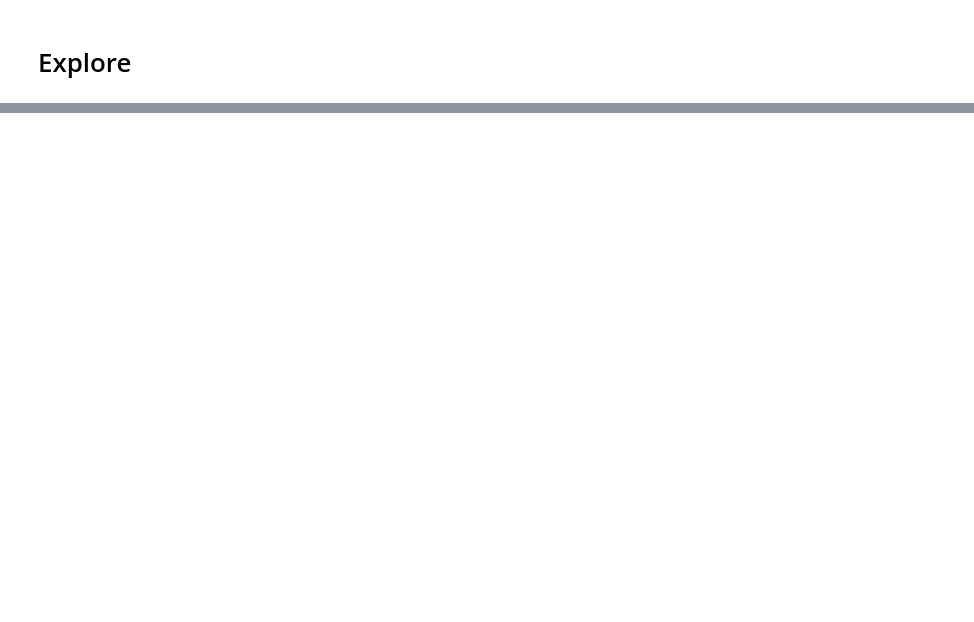
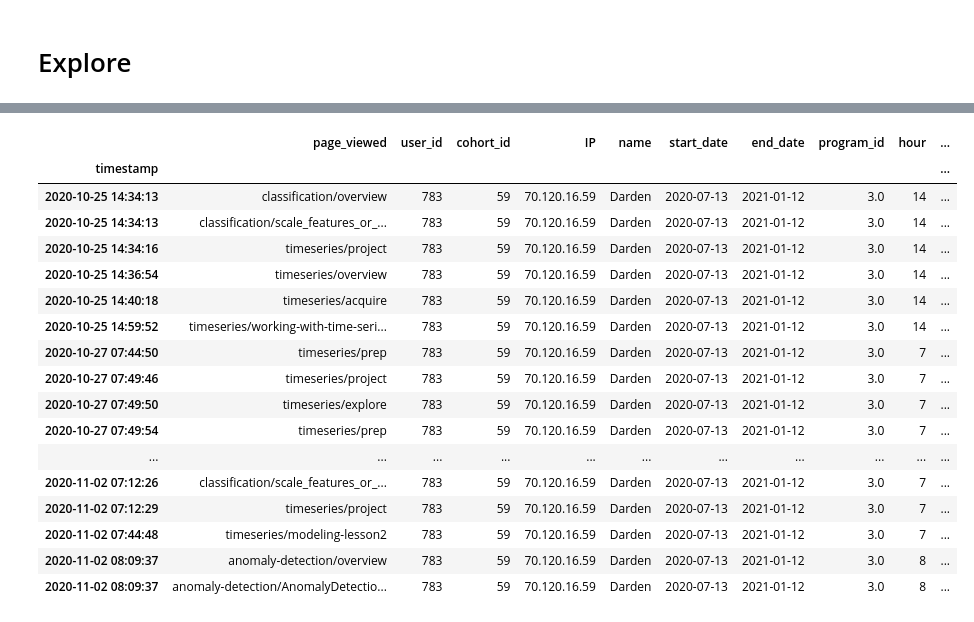
Before and after one commit to RyvynYoung/curriculum_access_project, a Jupyter notebook: curriculum_access.ipynb, the cells around one changed output, grey strips where cells are left out. Saved outputs shown, nothing was run; the diff lists cells and outputs as text; code cells hidden in the pictures; blank space fills up the shorter version.

```diff
--- a/curriculum_access.ipynb
+++ b/curriculum_access.ipynb
@@ -131,0 +341,22 @@ sns.boxplot(data=exp, y='hour', x='cohort_id')
+# %%
+darden[darden.user_id == 783]
+# IP=70.120.16.59, didn't start accessing until October
+# %% [output]
+|  | page_viewed | user_id | cohort_id | IP | name | start_date | end_date | program_id | hour | ... |
+| timestamp |  |  |  |  |  |  |  |  |  | ... |
+| 2020-10-25 14:34:13 | classification/overview | 783 | 59 | 70.120.16.59 | Darden | 2020-07-13 | 2021-01-12 | 3.0 | 14 | ... |
+| 2020-10-25 14:34:13 | classification/scale_features_or_... | 783 | 59 | 70.120.16.59 | Darden | 2020-07-13 | 2021-01-12 | 3.0 | 14 | ... |
+| 2020-10-25 14:34:16 | timeseries/project | 783 | 59 | 70.120.16.59 | Darden | 2020-07-13 | 2021-01-12 | 3.0 | 14 | ... |
+| 2020-10-25 14:36:54 | timeseries/overview | 783 | 59 | 70.120.16.59 | Darden | 2020-07-13 | 2021-01-12 | 3.0 | 14 | ... |
+| 2020-10-25 14:40:18 | timeseries/acquire | 783 | 59 | 70.120.16.59 | Darden | 2020-07-13 | 2021-01-12 | 3.0 | 14 | ... |
+| 2020-10-25 14:59:52 | timeseries/working-with-time-seri... | 783 | 59 | 70.120.16.59 | Darden | 2020-07-13 | 2021-01-12 | 3.0 | 14 | ... |
+| 2020-10-27 07:44:50 | timeseries/prep | 783 | 59 | 70.120.16.59 | Darden | 2020-07-13 | 2021-01-12 | 3.0 | 7 | ... |
+| 2020-10-27 07:49:46 | timeseries/project | 783 | 59 | 70.120.16.59 | Darden | 2020-07-13 | 2021-01-12 | 3.0 | 7 | ... |
+| 2020-10-27 07:49:50 | timeseries/explore | 783 | 59 | 70.120.16.59 | Darden | 2020-07-13 | 2021-01-12 | 3.0 | 7 | ... |
+| 2020-10-27 07:49:54 | timeseries/prep | 783 | 59 | 70.120.16.59 | Darden | 2020-07-13 | 2021-01-12 | 3.0 | 7 | ... |
+| ... | ... | ... | ... | ... | ... | ... | ... | ... | ... | ... |
+| 2020-11-02 07:12:26 | classification/scale_features_or_... | 783 | 59 | 70.120.16.59 | Darden | 2020-07-13 | 2021-01-12 | 3.0 | 7 | ... |
+| 2020-11-02 07:12:29 | timeseries/project | 783 | 59 | 70.120.16.59 | Darden | 2020-07-13 | 2021-01-12 | 3.0 | 7 | ... |
+| 2020-11-02 07:44:48 | timeseries/modeling-lesson2 | 783 | 59 | 70.120.16.59 | Darden | 2020-07-13 | 2021-01-12 | 3.0 | 7 | ... |
+| 2020-11-02 08:09:37 | anomaly-detection/overview | 783 | 59 | 70.120.16.59 | Darden | 2020-07-13 | 2021-01-12 | 3.0 | 8 | ... |
+| 2020-11-02 08:09:37 | anomaly-detection/AnomalyDetectio... | 783 | 59 | 70.120.16.59 | Darden | 2020-07-13 | 2021-01-12 | 3.0 | 8 | ... |
```
Also changed, not shown: parts of 54 cells of this notebook, 1 other file.
